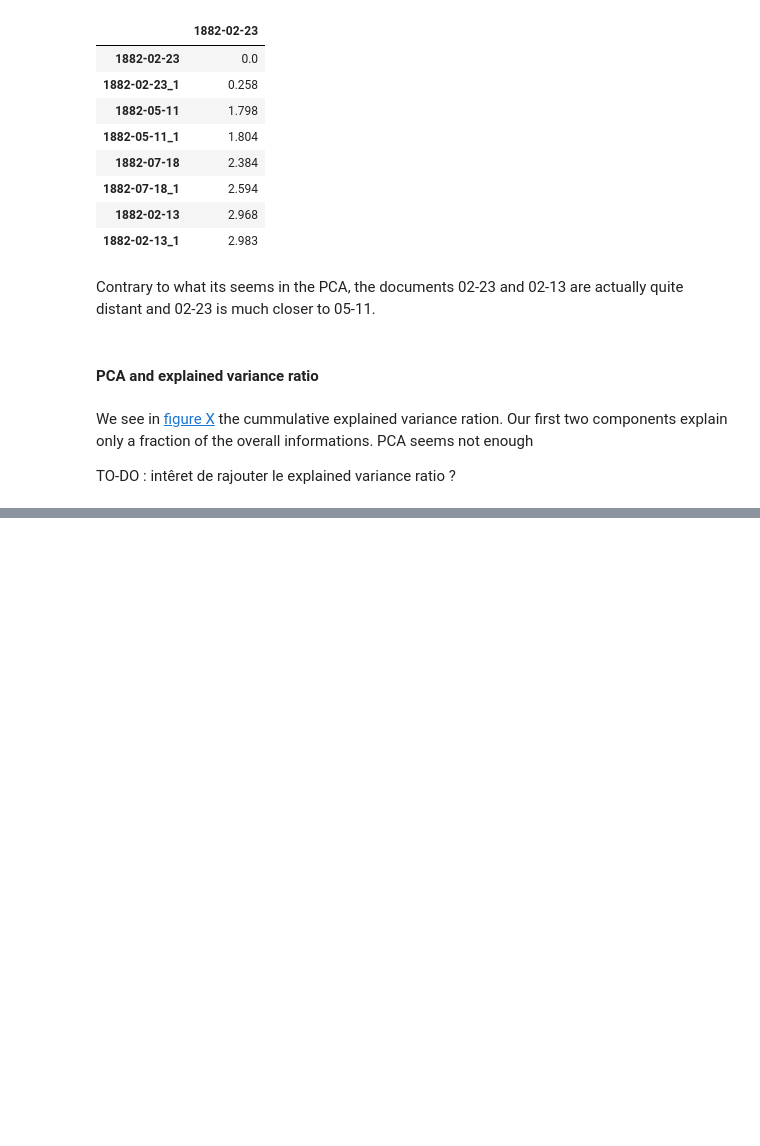
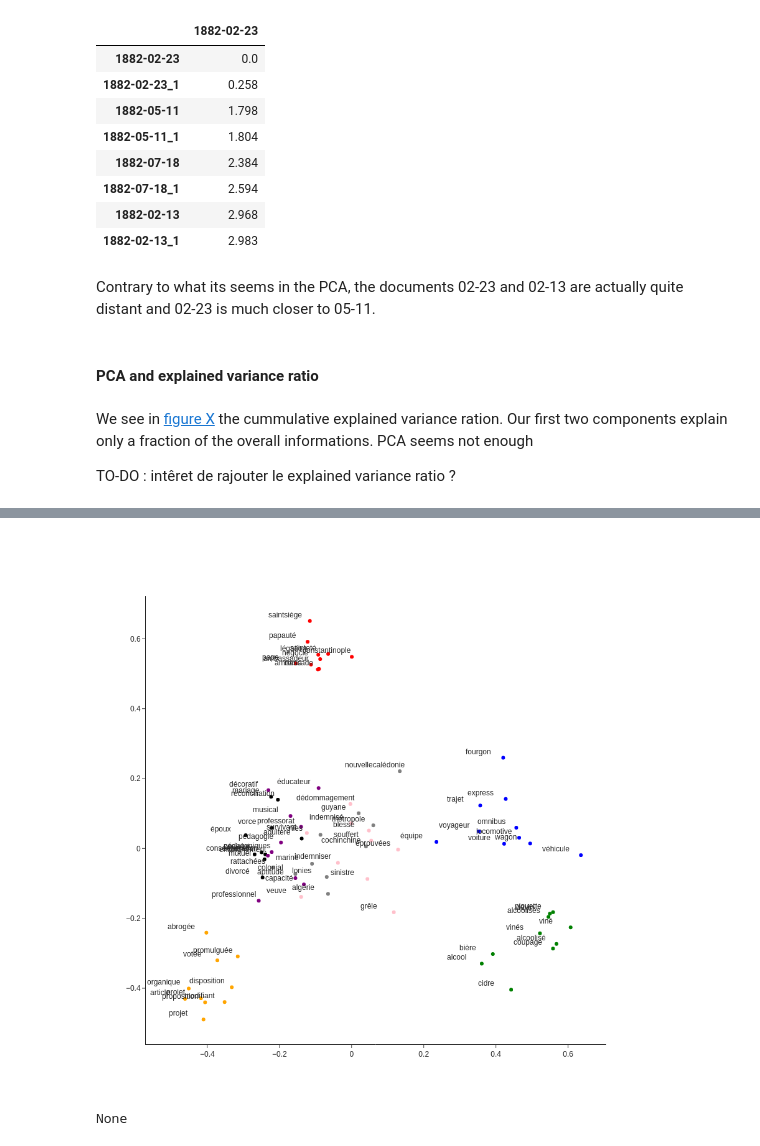
Before and after one commit to mpuren/jdh_articlemethodo, a Jupyter notebook: author_guideline_template.ipynb, the cells around one changed output, grey strips where cells are left out. Saved outputs shown, nothing was run; the diff lists cells and outputs as text; code cells hidden in the pictures; blank space fills up the shorter version.

```diff
--- a/author_guideline_template.ipynb
+++ b/author_guideline_template.ipynb
@@ -421,0 +469,44 @@ display(fig.show(), metadata={"jdh":{"object":{"source": [caption_content]}}})
+# %%
+pca_model: np.ndarray = PCA().fit_transform(word_vectors)[:,:2]
+x: np.ndarray = pca_model[:,0]
+y: np.ndarray = pca_model[:,1]
+
+fig = go.Figure()
+fig.add_trace(go.Scatter(
+    x=x, y=y,
+    hoverinfo='x+y',
+    mode='markers',name="",
+    marker_color=[colors[[k for k, v in clusters.items() if word in v][0]] for word in list_of_words]
+))
+for i , w in enumerate(list_of_words) :
+    fig.add_annotation(x=x[i], y=y[i],
+                text=w,
+                showarrow=False,
+                align="right",
+                yshift=10,
+                xshift=-40)
+fig.update_yaxes(title_text = "",
+        title_font = {"size": 15},
+        title_standoff = 25)
+fig.update_xaxes(
+        tickangle = 0,
+        title_text = "",
+        title_font = {"size": 15},
+        title_standoff = 25)
+fig.update_layout(go.Layout(autosize=False,width=900,height=900),
+                  title={
+        'text': "",
+        'y':0.85,
+        'x':0.5,
+        'xanchor': 'center',
+        'yanchor': 'top'},
+                 legend=dict(yanchor="top",y=1,xanchor="left",x=0.9),template="simple_white",
+                 showlegend=False)
+
+fig.write_image(os.path.join(path_to_media,"word2vec_scatter.png"))
+caption_content = "Figure X: Word2Vec + PCA"
+display(fig.show(renderer="png"),metadata={"jdh":{"object":{"source": [caption_content]}}})
+#fig.show()
+# %% [output]
+[figure, added]
+None
```
Also changed, not shown: parts of 95 cells of this notebook, 3 other files.
